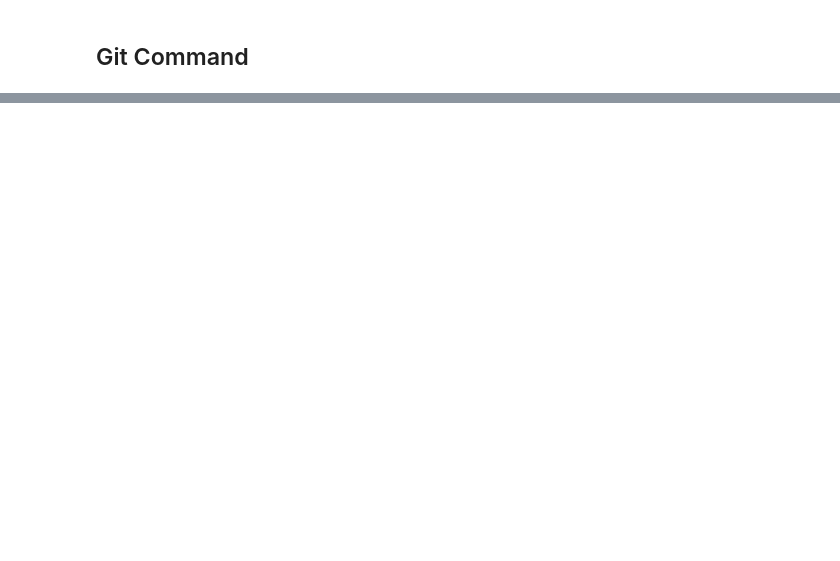
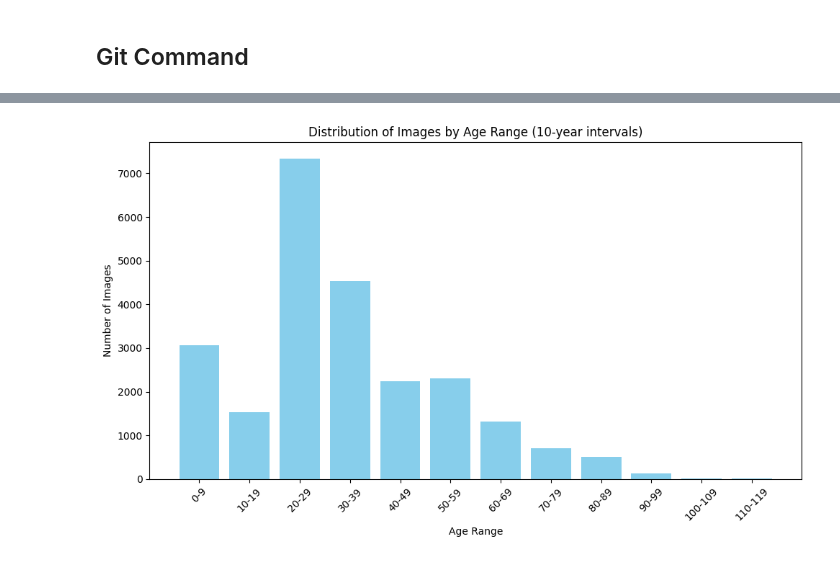
Before and after one commit to JagoOgaj/SAE_S5, a Jupyter notebook: model/model.ipynb, the cells around one changed output, grey strips where cells are left out. Saved outputs shown, nothing was run; the diff lists cells and outputs as text; code cells hidden in the pictures; blank space fills up the shorter version.

```diff
--- a/model/model.ipynb
+++ b/model/model.ipynb
@@ -126,0 +343,62 @@ with open('/content/drive/MyDrive/SAE_S5/git.sh', 'w') as f:
+# %%
+import os
+import matplotlib.pyplot as plt
+from collections import defaultdict
+
+def count_images_by_age_group(directory, interval=10):
+    """Counts the number of images in age groups by intervals (e.g., every 10 years).
+
+    Args:
+        directory: The directory containing the images.
+        interval: The age interval for grouping (default is 10 years).
+
+    Returns:
+        A dictionary where keys are age ranges (e.g., "0-9") and values are counts of images in each range.
+    """
+    age_group_counts = defaultdict(int)
+
+    for filename in os.listdir(directory):
+        if filename.endswith('.jpg'):  # Check for image files
+            try:
+                # Extract age from filename
+                parts = filename.split('_')
+                age = int(parts[0])  # Age is the first part
+
+                # Determine the age group for this age
+                age_group = (age // interval) * interval
+                age_range_label = f"{age_group}-{age_group + interval - 1}"
+
+                # Increment the count for this age group
+                age_group_counts[age_range_label] += 1
+            except (ValueError, IndexError):
+                print(f"Skipping file '{filename}' due to invalid format.")
+
+    return age_group_counts
+
+# Example usage
+image_directory = 'utkface/UTKFace'  # Replace with your actual directory
+age_group_counts = count_images_by_age_group(image_directory)
+
+# Prepare data for plotting
+age_ranges = list(age_group_counts.keys())
+counts = list(age_group_counts.values())
+
+# Sort age ranges for plotting
+age_ranges.sort(key=lambda x: int(x.split('-')[0]))  # Sort by starting age
+counts = [age_group_counts[age_range] for age_range in age_ranges]
+
+# Plot the data
+plt.figure(figsize=(10, 6))
+plt.bar(age_ranges, counts, color='skyblue')
+
+# Add labels and title
+plt.xlabel('Age Range')
+plt.ylabel('Number of Images')
+plt.title('Distribution of Images by Age Range (10-year intervals)')
+
+# Rotate x-axis labels for readability
+plt.xticks(rotation=45)
+plt.tight_layout()
+plt.show()
+# %% [output]
+[figure, added]
```
Also changed, not shown: parts of 21 cells of this notebook.
